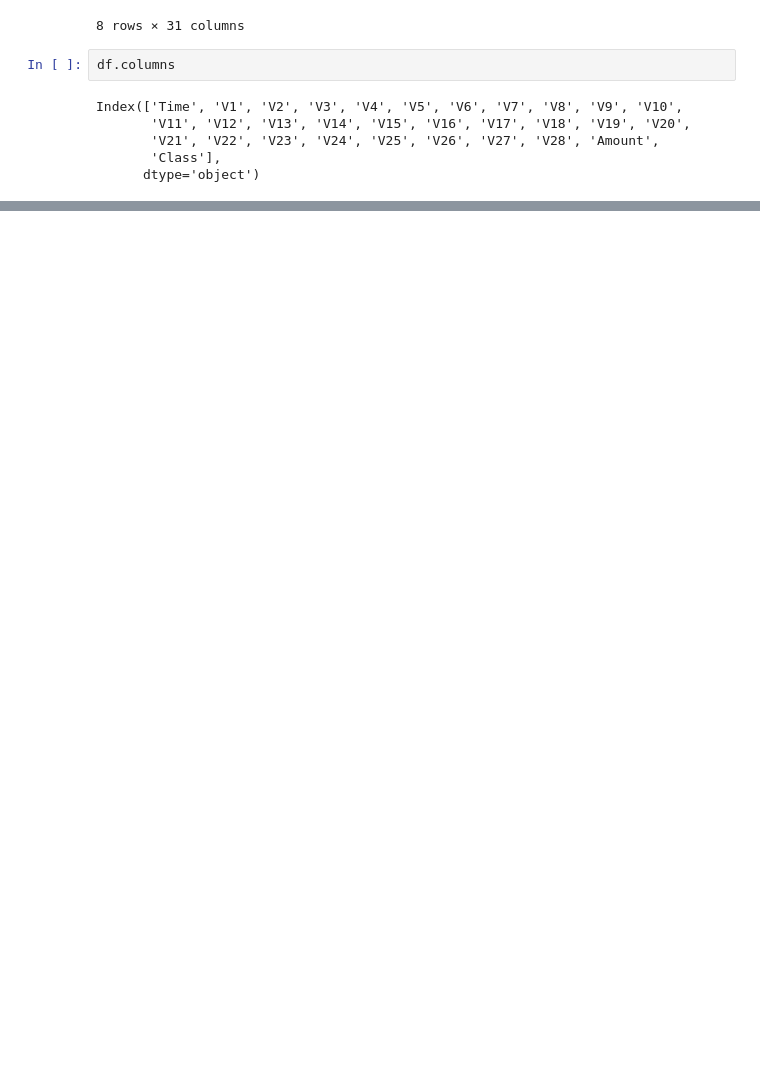
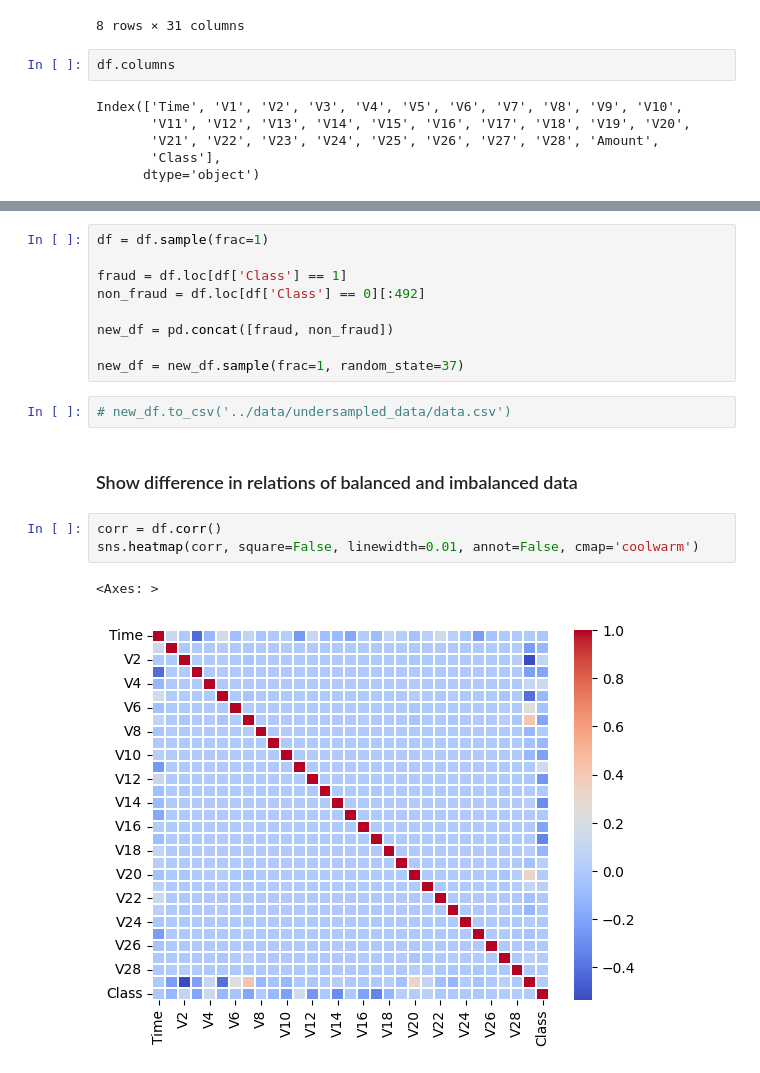
Before and after one commit to mahmoud-khaled23/Machine-Learning-Projects, a Jupyter notebook: Fraud_Detection/EDA/Fraud_Detection.ipynb, the cells around one changed output, grey strips where cells are left out. Saved outputs shown, nothing was run; the diff lists cells and outputs as text; blank space fills up the shorter version.

Commit message:
v2-Fraud-Detection lr and other classifiers

```diff
--- a/Fraud_Detection/EDA/Fraud_Detection.ipynb
+++ b/Fraud_Detection/EDA/Fraud_Detection.ipynb
@@ -129,0 +112,19 @@ dists(df)
+# %%
+df = df.sample(frac=1)
+
+fraud = df.loc[df['Class'] == 1]
+non_fraud = df.loc[df['Class'] == 0][:492]
+
+new_df = pd.concat([fraud, non_fraud])
+
+new_df = new_df.sample(frac=1, random_state=37)
+# %%
+# new_df.to_csv('../data/undersampled_data/data.csv')
+# %% [markdown]
+### Show difference in relations of balanced and imbalanced data
+# %%
+corr = df.corr()
+sns.heatmap(corr, square=False, linewidth=0.01, annot=False, cmap='coolwarm')
+# %% [output]
+<Axes: >
+[figure, added]
```
Also changed, not shown: parts of 27 cells of this notebook, 5 other files.
